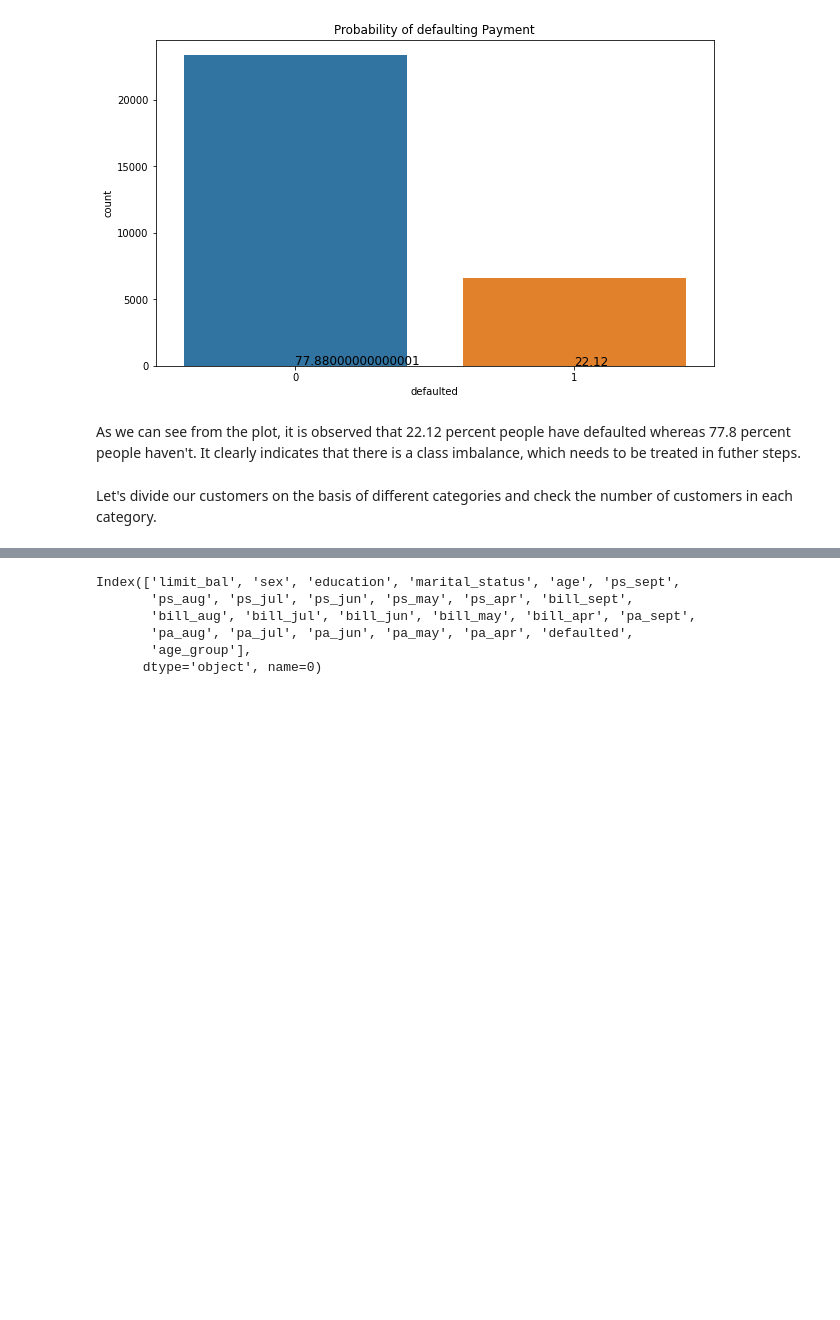
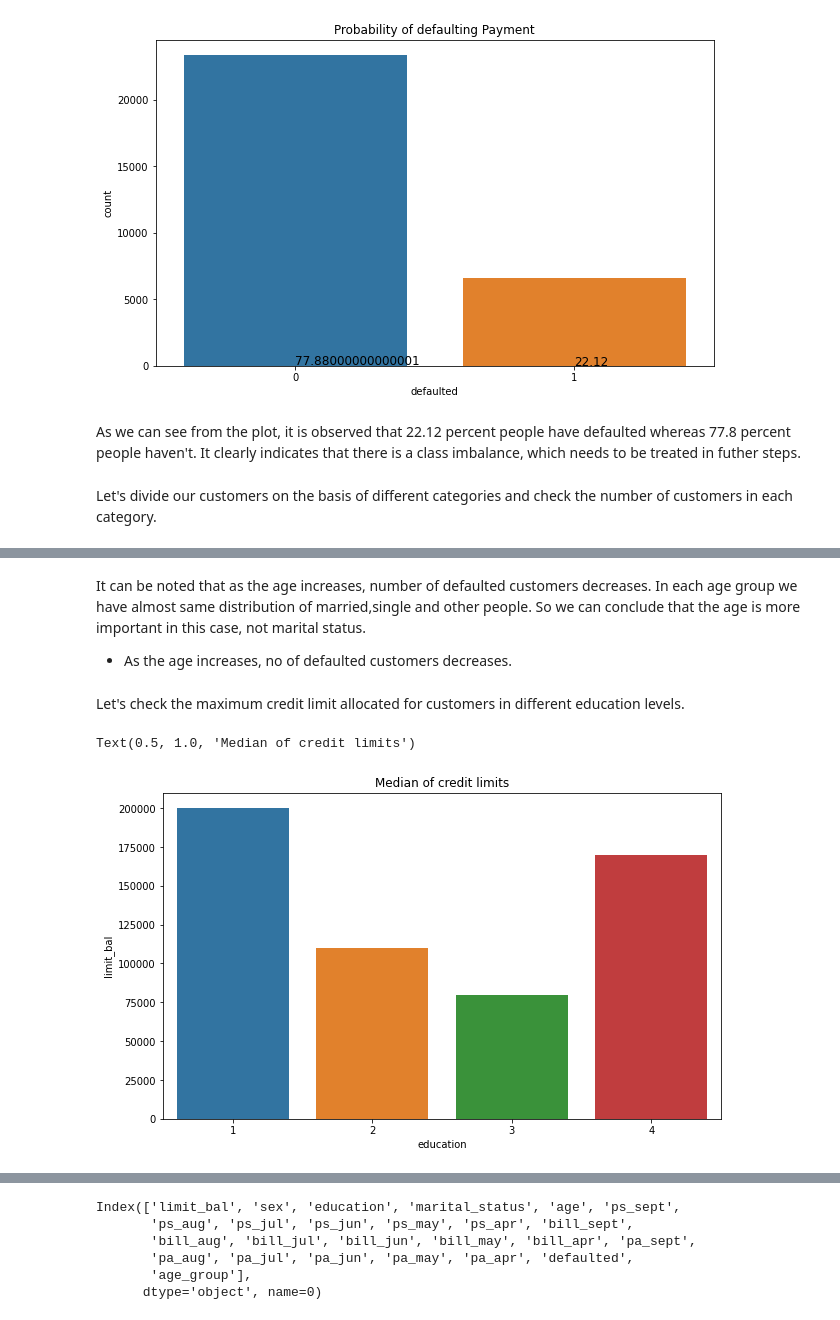
Before and after one commit to shreesha2304/Credit-Card-Default-Prediction, a Jupyter notebook: Credit_Card_Default_Prediction_Capstone_Project.ipynb, the cells around one changed output, grey strips where cells are left out. Saved outputs shown, nothing was run; the diff lists cells and outputs as text; code cells hidden in the pictures; blank space fills up the shorter version.

```diff
--- a/Credit_Card_Default_Prediction_Capstone_Project.ipynb
+++ b/Credit_Card_Default_Prediction_Capstone_Project.ipynb
@@ -531,0 +532,6 @@ df
+# %% [markdown]
+It can be noted that as the age increases, number of defaulted customers decreases. In each age group we have almost same distribution of married,single and other people. So we can conclude that the age is more important in this case, not marital status.
+
+*   As the age increases, no of defaulted customers decreases.
+# %% [markdown]
+Let's check the maximum credit limit allocated for customers in different education levels.
@@ -531,0 +541,8 @@ df
+# %%
+#plotting the graph
+plt.figure(figsize=(10,6))
+sns.barplot(x=education_df['education'],y=education_df['limit_bal'])
+plt.title('Median of credit limits')
+# %% [output]
+Text(0.5, 1.0, 'Median of credit limits')
+[figure, added]
```
Also changed, not shown: parts of 156 cells of this notebook.
